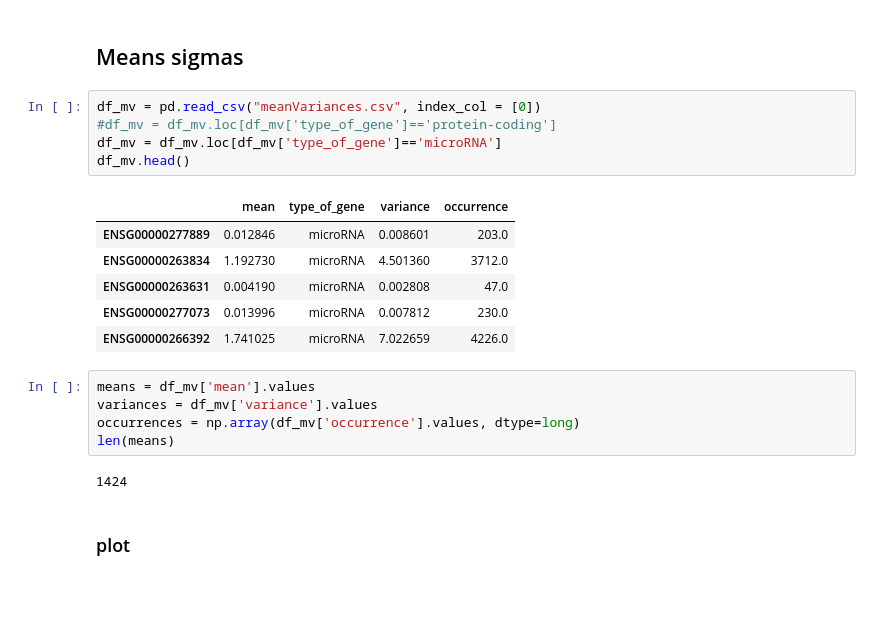
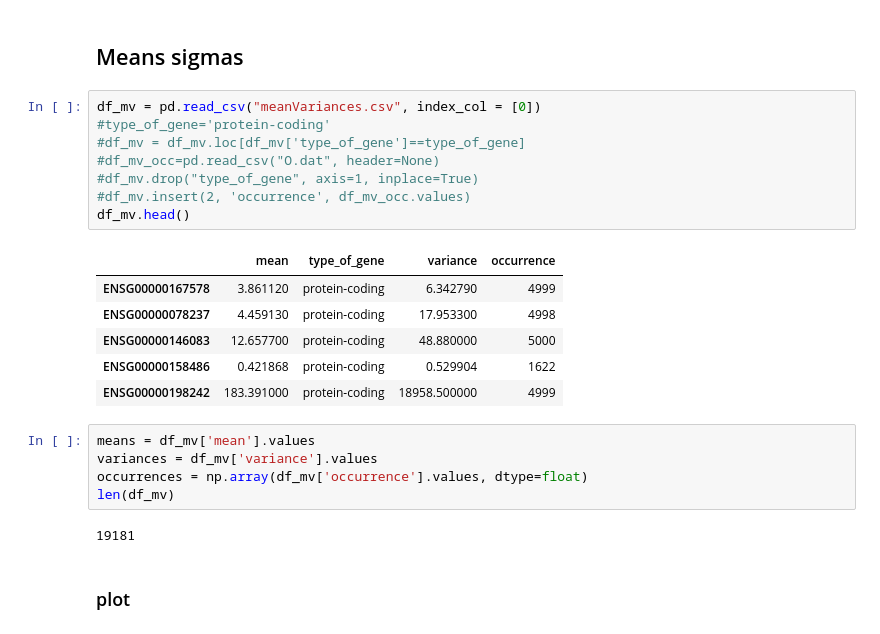
Before and after one commit to fvalle1/master_thesis, a Jupyter notebook: Table_Analyzer.ipynb, the cells around one changed output. Drawn from its saved outputs; the diff is of its cells as text; blank space fills up the shorter version.

```diff
--- a/Table_Analyzer.ipynb
+++ b/Table_Analyzer.ipynb
@@ -54,23 +55,26 @@ np.sum(df[:,df.keys()[4]])
 ## Means sigmas
 # %%
 df_mv = pd.read_csv("meanVariances.csv", index_col = [0])
-#df_mv = df_mv.loc[df_mv['type_of_gene']=='protein-coding']
-df_mv = df_mv.loc[df_mv['type_of_gene']=='microRNA']
+#type_of_gene='protein-coding'
+#df_mv = df_mv.loc[df_mv['type_of_gene']==type_of_gene]
+#df_mv_occ=pd.read_csv("O.dat", header=None)
+#df_mv.drop("type_of_gene", axis=1, inplace=True)
+#df_mv.insert(2, 'occurrence', df_mv_occ.values)
 df_mv.head()
 # %% [output]
 |  | mean | type_of_gene | variance | occurrence |
-| ENSG00000277889 | 0.012846 | microRNA | 0.008601 | 203.0 |
-| ENSG00000263834 | 1.192730 | microRNA | 4.501360 | 3712.0 |
-| ENSG00000263631 | 0.004190 | microRNA | 0.002808 | 47.0 |
-| ENSG00000277073 | 0.013996 | microRNA | 0.007812 | 230.0 |
-| ENSG00000266392 | 1.741025 | microRNA | 7.022659 | 4226.0 |
+| ENSG00000167578 | 3.861120 | protein-coding | 6.342790 | 4999 |
+| ENSG00000078237 | 4.459130 | protein-coding | 17.953300 | 4998 |
+| ENSG00000146083 | 12.657700 | protein-coding | 48.880000 | 5000 |
+| ENSG00000158486 | 0.421868 | protein-coding | 0.529904 | 1622 |
+| ENSG00000198242 | 183.391000 | protein-coding | 18958.500000 | 4999 |
 # %%
 means = df_mv['mean'].values
 variances = df_mv['variance'].values
-occurrences = np.array(df_mv['occurrence'].values, dtype=long)
-len(means)
+occurrences = np.array(df_mv['occurrence'].values, dtype=float)
+len(df_mv)
 # %% [output]
-1424
+19181
 # %% [markdown]
 ### plot
 # %% [markdown]
```
Also changed, not shown: parts of 27 cells of this notebook, 30 other files.
